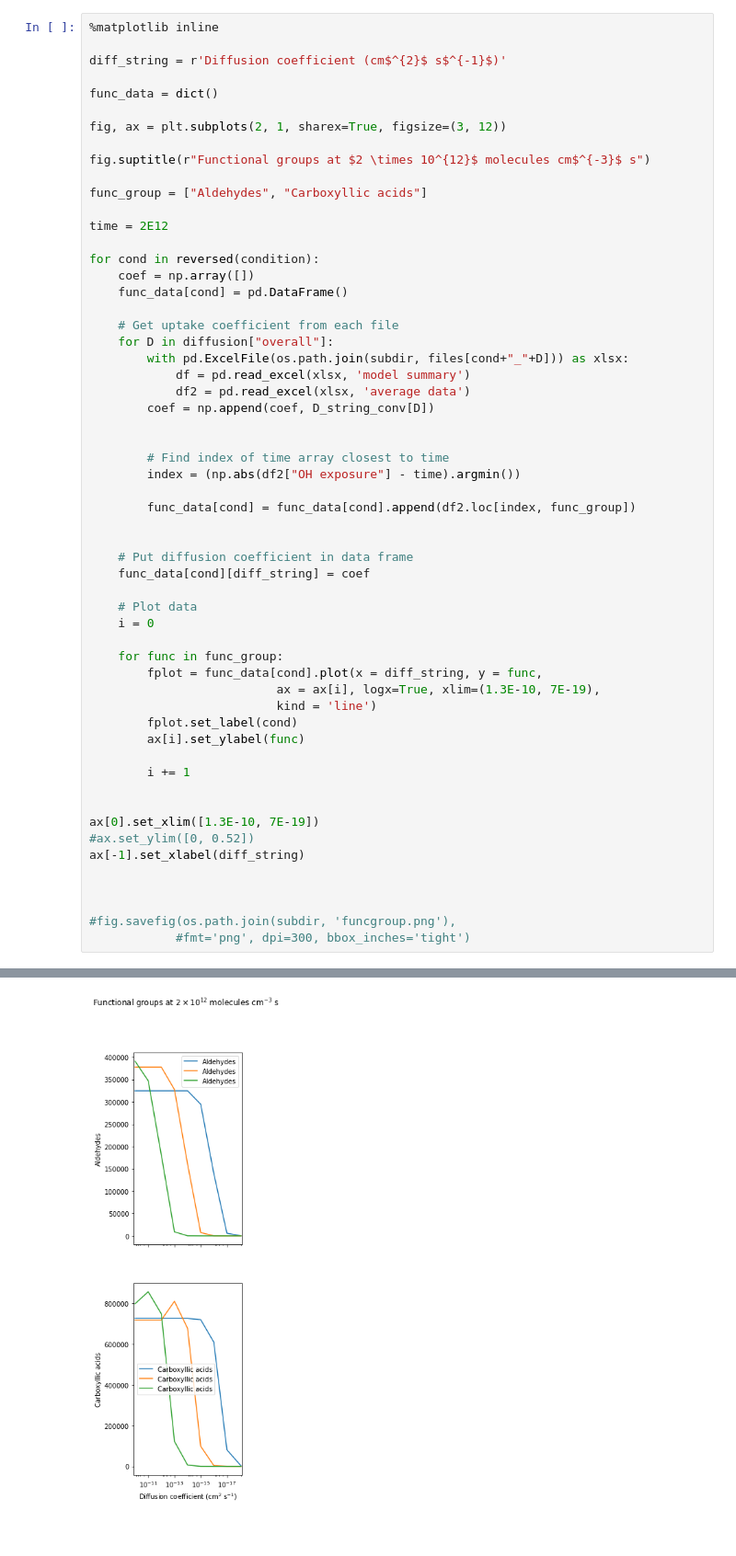
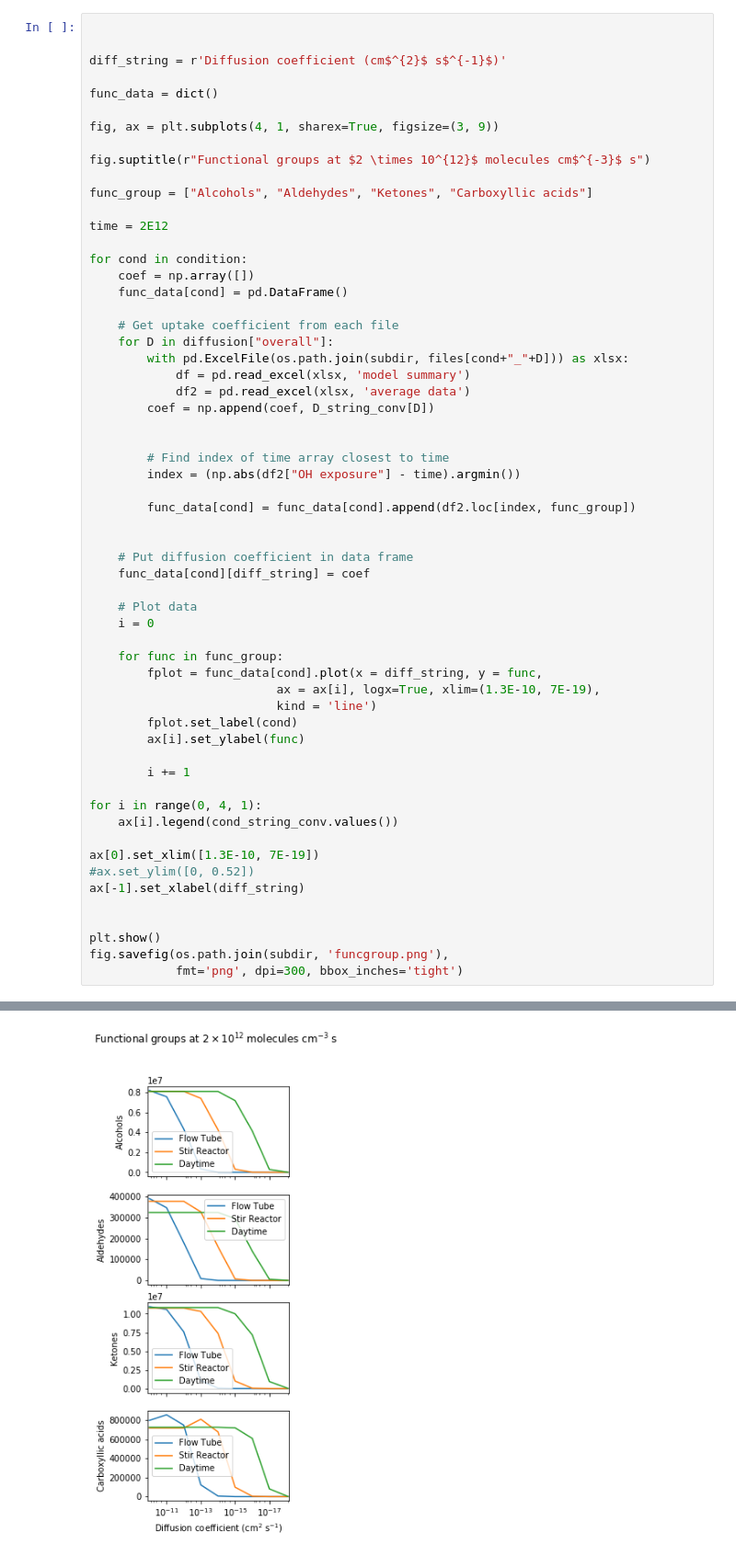
Before and after one commit to aawiegel/StackSimAnalysis, a Jupyter notebook: python/DiffusionSeries.ipynb, the cells around one changed output, grey strips where cells are left out. Shown at 92% size. Cells and saved outputs as stored; diff of their text form; blank space fills up the shorter version.

Commit message:
Inhomogeneity figures

```diff
--- a/python/DiffusionSeries.ipynb
+++ b/python/DiffusionSeries.ipynb
@@ -478,21 +478,21 @@ fig.savefig(os.path.join(subdir, 'carbon no dist.png'),
 # %% [output]
 [figure]
 # %%
-%matplotlib inline
+
 
 diff_string = r'Diffusion coefficient (cm$^{2}$ s$^{-1}$)'
 
 func_data = dict()
 
-fig, ax = plt.subplots(2, 1, sharex=True, figsize=(3, 12))
+fig, ax = plt.subplots(4, 1, sharex=True, figsize=(3, 9))
 
 fig.suptitle(r"Functional groups at $2 \times 10^{12}$ molecules cm$^{-3}$ s")
 
-func_group = ["Aldehydes", "Carboxyllic acids"]
+func_group = ["Alcohols", "Aldehydes", "Ketones", "Carboxyllic acids"]
 
 time = 2E12
 
-for cond in reversed(condition):
+for cond in condition:
     coef = np.array([])
     func_data[cond] = pd.DataFrame()
 
@@ -525,13 +525,15 @@ for cond in reversed(condition):
 
         i += 1
 
+for i in range(0, 4, 1):
+    ax[i].legend(cond_string_conv.values())
 
 ax[0].set_xlim([1.3E-10, 7E-19])
 #ax.set_ylim([0, 0.52])
 ax[-1].set_xlabel(diff_string)
 
 
-
-#fig.savefig(os.path.join(subdir, 'funcgroup.png'),
-            #fmt='png', dpi=300, bbox_inches='tight')
+plt.show()
+fig.savefig(os.path.join(subdir, 'funcgroup.png'),
+            fmt='png', dpi=300, bbox_inches='tight')
 # %% [output]
@@ -539 +540 @@ ax[-1].set_xlabel(diff_string)
-[figure, old version]
+[figure, new version]
```
Also changed, not shown: parts of 5 cells of this notebook.
